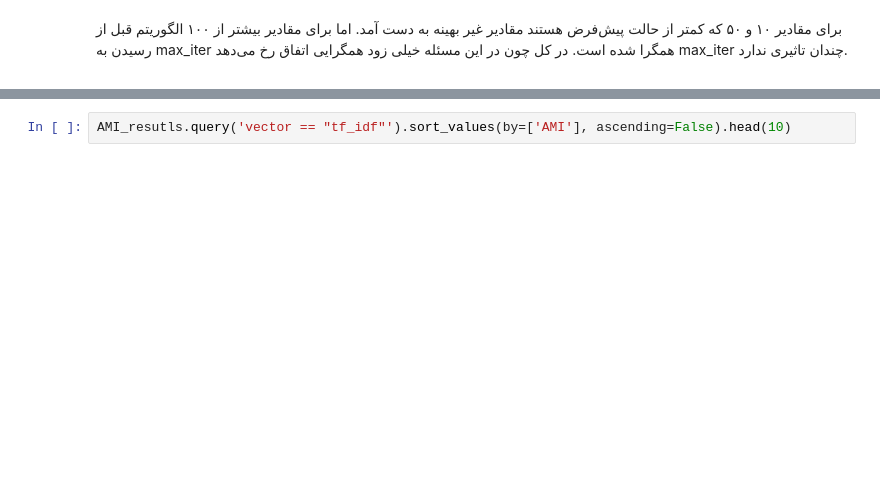
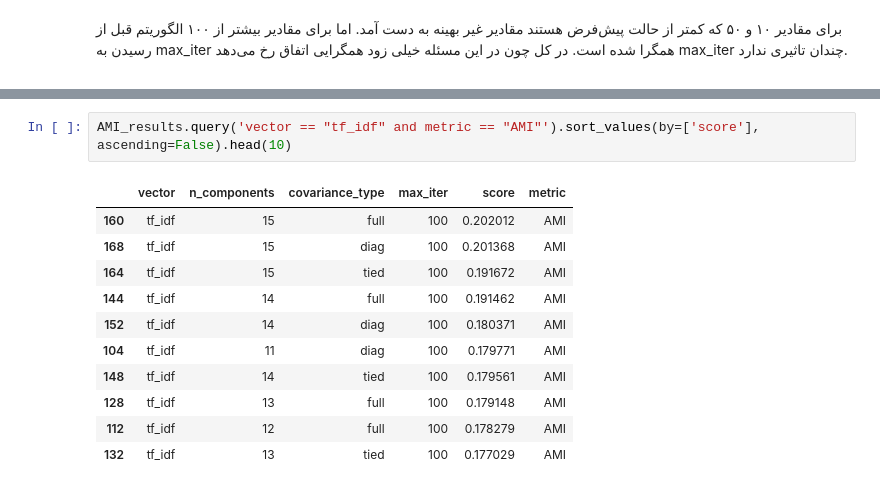
Before and after one commit to hamidreza004/MIR, a Jupyter notebook: reports/phase3/clustering.ipynb, the cells around one changed output, grey strips where cells are left out. Cells and saved outputs as stored; diff of their text form; blank space fills up the shorter version.

```diff
--- a/reports/phase3/clustering.ipynb
+++ b/reports/phase3/clustering.ipynb
@@ -256,3 +283,15 @@ AMI_resutls_higher_dim = gmm.get_result_df(enhansed_tfidf, enhansed_w2v, tags)
 # %%
-AMI_resutls.query('vector == "tf_idf"').sort_values(by=['AMI'], ascending=False).head(10)
+AMI_results.query('vector == "tf_idf" and metric == "AMI"').sort_values(by=['score'], ascending=False).head(10)
+# %% [output]
+|  | vector | n_components | covariance_type | max_iter | score | metric |
+| 160 | tf_idf | 15 | full | 100 | 0.202012 | AMI |
+| 168 | tf_idf | 15 | diag | 100 | 0.201368 | AMI |
+| 164 | tf_idf | 15 | tied | 100 | 0.191672 | AMI |
+| 144 | tf_idf | 14 | full | 100 | 0.191462 | AMI |
+| 152 | tf_idf | 14 | diag | 100 | 0.180371 | AMI |
+| 104 | tf_idf | 11 | diag | 100 | 0.179771 | AMI |
+| 148 | tf_idf | 14 | tied | 100 | 0.179561 | AMI |
+| 128 | tf_idf | 13 | full | 100 | 0.179148 | AMI |
+| 112 | tf_idf | 12 | full | 100 | 0.178279 | AMI |
+| 132 | tf_idf | 13 | tied | 100 | 0.177029 | AMI |
 # %%
```
Also changed, not shown: parts of 29 cells of this notebook, 4 other files.
